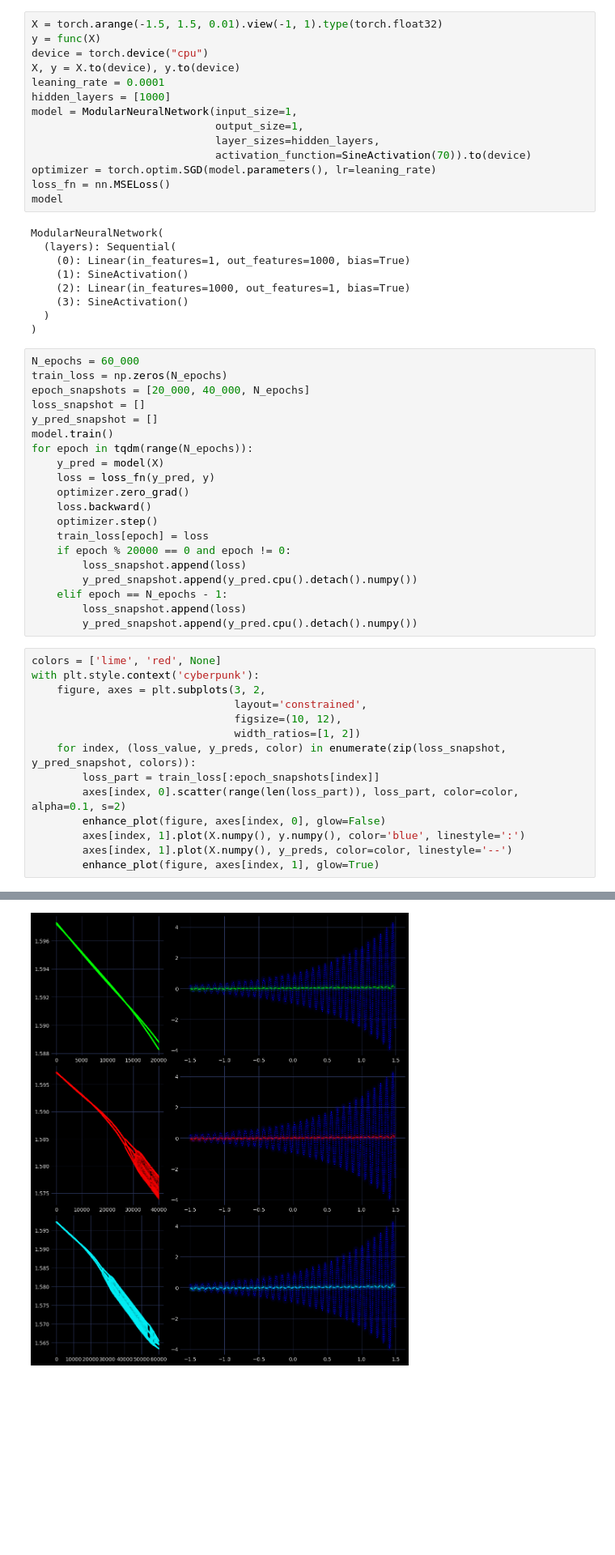
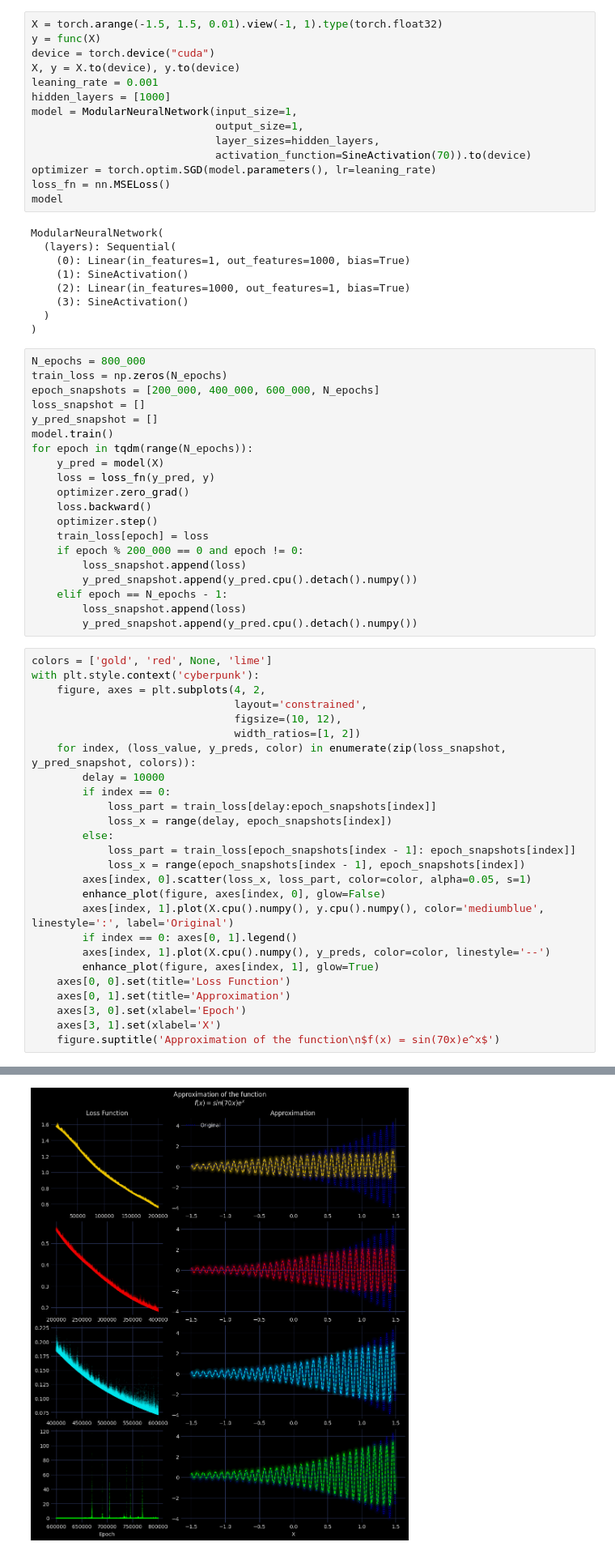
Before and after one commit to Yolonek/MachineLearningApplications, a Jupyter notebook: Perceptrons/1.2-UniversalApproximationTheorem.ipynb, the cells around one changed output, grey strips where cells are left out. Shown at 81% size. Saved outputs shown, nothing was run; the diff lists cells and outputs as text; blank space fills up the shorter version.

Commit message:
approximation ready

```diff
--- a/Perceptrons/1.2-UniversalApproximationTheorem.ipynb
+++ b/Perceptrons/1.2-UniversalApproximationTheorem.ipynb
@@ -211,9 +212,9 @@ def func(x: torch.Tensor) -> torch.Tensor:
 # %%
 X = torch.arange(-1.5, 1.5, 0.01).view(-1, 1).type(torch.float32)
 y = func(X)
-device = torch.device("cpu")
+device = torch.device("cuda")
 X, y = X.to(device), y.to(device)
-leaning_rate = 0.0001
+leaning_rate = 0.001
 hidden_layers = [1000]
 model = ModularNeuralNetwork(input_size=1,
                              output_size=1,
@@ -232,9 +233,9 @@ ModularNeuralNetwork(
   )
 )
 # %%
-N_epochs = 60_000
+N_epochs = 800_000
 train_loss = np.zeros(N_epochs)
-epoch_snapshots = [20_000, 40_000, N_epochs]
+epoch_snapshots = [200_000, 400_000, 600_000, N_epochs]
 loss_snapshot = []
 y_pred_snapshot = []
 model.train()
@@ -245,24 +246,36 @@ for epoch in tqdm(range(N_epochs)):
     loss.backward()
     optimizer.step()
     train_loss[epoch] = loss
-    if epoch % 20000 == 0 and epoch != 0:
+    if epoch % 200_000 == 0 and epoch != 0:
         loss_snapshot.append(loss)
         y_pred_snapshot.append(y_pred.cpu().detach().numpy())
     elif epoch == N_epochs - 1:
         loss_snapshot.append(loss)
         y_pred_snapshot.append(y_pred.cpu().detach().numpy())
 # %%
-colors = ['lime', 'red', None]
+colors = ['gold', 'red', None, 'lime']
 with plt.style.context('cyberpunk'):
-    figure, axes = plt.subplots(3, 2,
+    figure, axes = plt.subplots(4, 2,
                                 layout='constrained',
                                 figsize=(10, 12),
                                 width_ratios=[1, 2])
     for index, (loss_value, y_preds, color) in enumerate(zip(loss_snapshot, y_pred_snapshot, colors)):
-        loss_part = train_loss[:epoch_snapshots[index]]
-        axes[index, 0].scatter(range(len(loss_part)), loss_part, color=color, alpha=0.1, s=2)
+        delay = 10000
+        if index == 0:
+            loss_part = train_loss[delay:epoch_snapshots[index]]
+            loss_x = range(delay, epoch_snapshots[index])
+        else:
+            loss_part = train_loss[epoch_snapshots[index - 1]: epoch_snapshots[index]]
+            loss_x = range(epoch_snapshots[index - 1], epoch_snapshots[index])
+        axes[index, 0].scatter(loss_x, loss_part, color=color, alpha=0.05, s=1)
         enhance_plot(figure, axes[index, 0], glow=False)
-        axes[index, 1].plot(X.numpy(), y.numpy(), color='blue', linestyle=':')
-        axes[index, 1].plot(X.numpy(), y_preds, color=color, linestyle='--')
+        axes[index, 1].plot(X.cpu().numpy(), y.cpu().numpy(), color='mediumblue', linestyle=':', label='Original')
+        if index == 0: axes[0, 1].legend()
+        axes[index, 1].plot(X.cpu().numpy(), y_preds, color=color, linestyle='--')
         enhance_plot(figure, axes[index, 1], glow=True)
+    axes[0, 0].set(title='Loss Function')
+    axes[0, 1].set(title='Approximation')
+    axes[3, 0].set(xlabel='Epoch')
+    axes[3, 1].set(xlabel='X')
+    figure.suptitle('Approximation of the function\n$f(x) = sin(70x)e^x$')
 # %% [output]
@@ -272 +282 @@ with plt.style.context('cyberpunk'):
-[figure, old version]
+[figure, new version]
```
Also changed, not shown: parts of 7 cells of this notebook.
